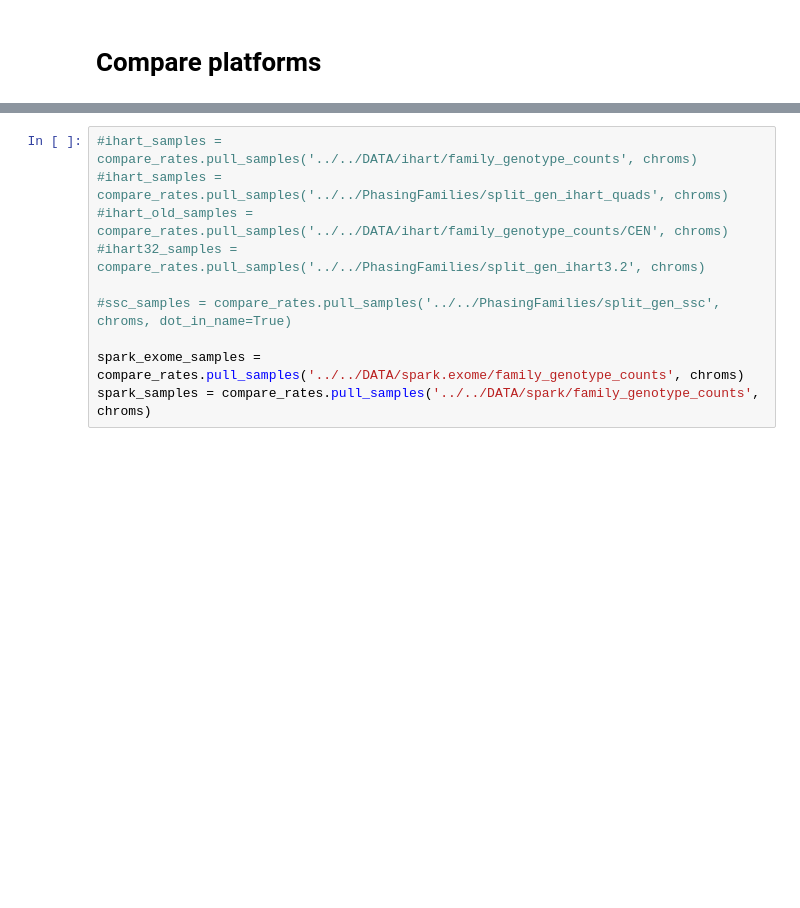
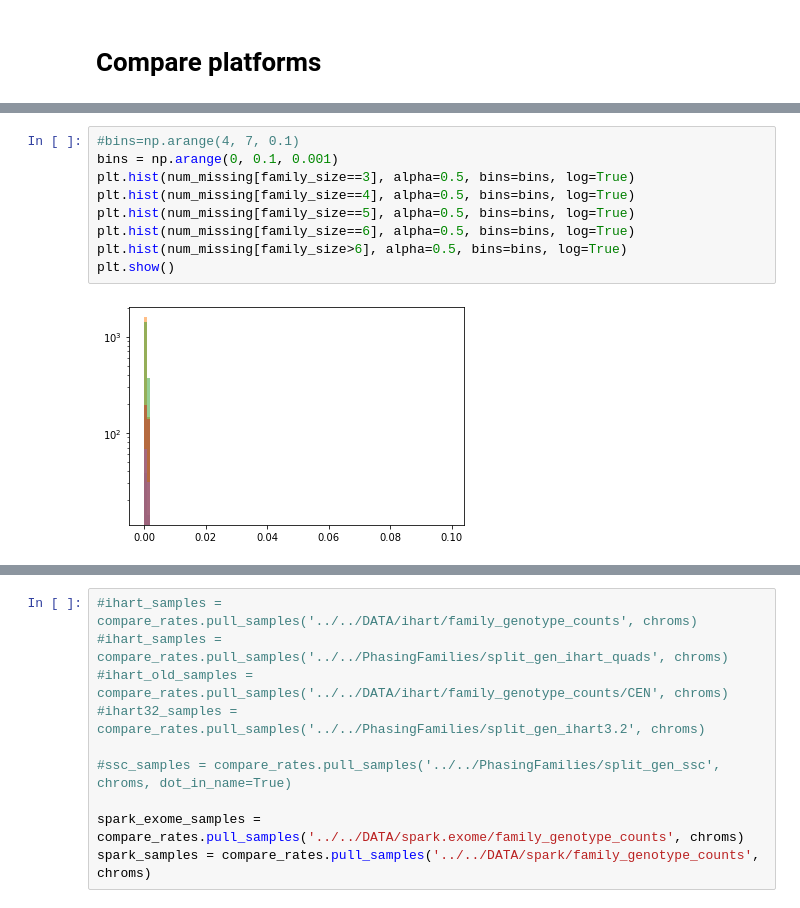
Before and after one commit to kpaskov/FamilySeqError, a Jupyter notebook: parameter_estimation/Population-Analysis.ipynb, the cells around one changed output, grey strips where cells are left out. Saved outputs shown, nothing was run; the diff lists cells and outputs as text; blank space fills up the shorter version.

```diff
--- a/parameter_estimation/Population-Analysis.ipynb
+++ b/parameter_estimation/Population-Analysis.ipynb
@@ -132,0 +193,11 @@ Removing 0 individuals missing chromosomal data
+# %%
+#bins=np.arange(4, 7, 0.1)
+bins = np.arange(0, 0.1, 0.001)
+plt.hist(num_missing[family_size==3], alpha=0.5, bins=bins, log=True)
+plt.hist(num_missing[family_size==4], alpha=0.5, bins=bins, log=True)
+plt.hist(num_missing[family_size==5], alpha=0.5, bins=bins, log=True)
+plt.hist(num_missing[family_size==6], alpha=0.5, bins=bins, log=True)
+plt.hist(num_missing[family_size>6], alpha=0.5, bins=bins, log=True)
+plt.show()
+# %% [output]
+[figure, added]
```
Also changed, not shown: parts of 13 cells of this notebook, 2 other files.
